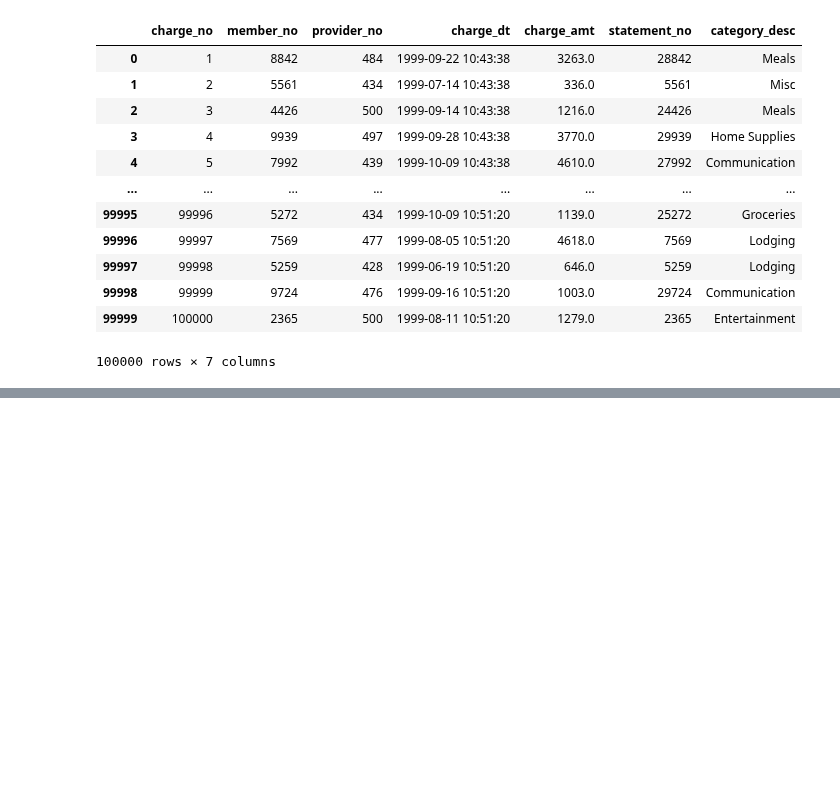
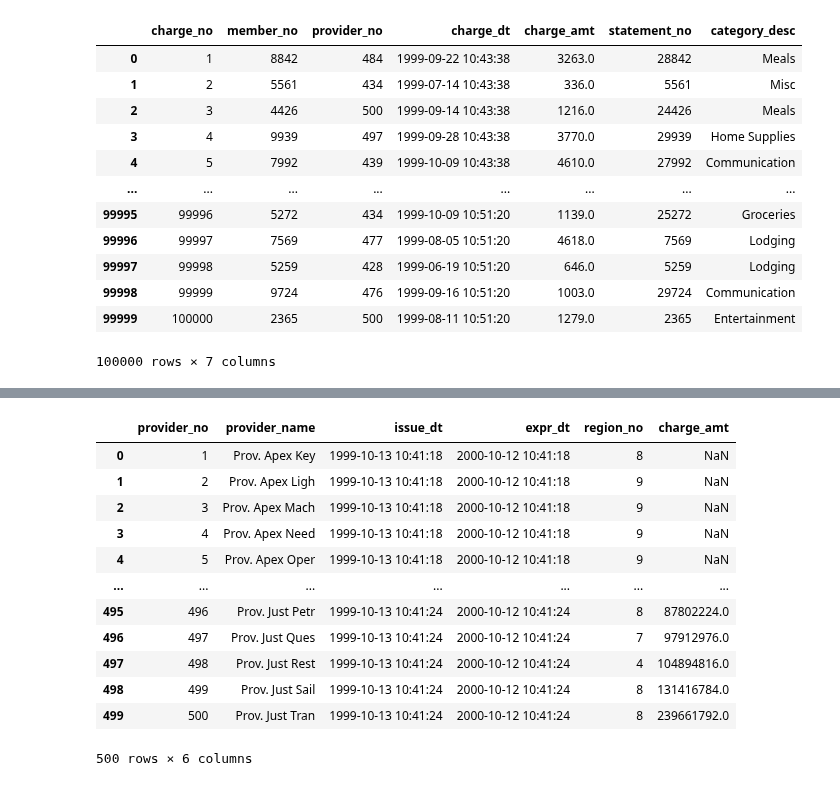
Before and after one commit to Iswarya1011/Cloud-Data-Infrastructure-GroupB-Credit, a Jupyter notebook: charge_denormalization.ipynb, the cells around one changed output, grey strips where cells are left out. Cells and saved outputs as stored; diff of their text form; code cells hidden in the pictures; blank space fills up the shorter version.

```diff
--- a/charge_denormalization.ipynb
+++ b/charge_denormalization.ipynb
@@ -62,0 +98,3 @@ def charge_tranformation():
+# %%
+charge_amount = charges.groupby("provider_no")["charge_amt"].sum().reset_index()
+charge_amount
@@ -62,0 +115,3 @@ def charge_tranformation():
+# %%
+provider_def = pd.read_csv("Dataset/provider.csv", sep=",")
+provider_def
@@ -62,0 +132,17 @@ def charge_tranformation():
+# %%
+provider_def_2 = provider_def.merge(charge_amount, how="left", on="provider_no")
+provider_def_2
+# %% [output]
+|  | provider_no | provider_name | issue_dt | expr_dt | region_no | charge_amt |
+| 0 | 1 | Prov. Apex Key | 1999-10-13 10:41:18 | 2000-10-12 10:41:18 | 8 | NaN |
+| 1 | 2 | Prov. Apex Ligh | 1999-10-13 10:41:18 | 2000-10-12 10:41:18 | 9 | NaN |
+| 2 | 3 | Prov. Apex Mach | 1999-10-13 10:41:18 | 2000-10-12 10:41:18 | 9 | NaN |
+| 3 | 4 | Prov. Apex Need | 1999-10-13 10:41:18 | 2000-10-12 10:41:18 | 9 | NaN |
+| 4 | 5 | Prov. Apex Oper | 1999-10-13 10:41:18 | 2000-10-12 10:41:18 | 9 | NaN |
+| ... | ... | ... | ... | ... | ... | ... |
+| 495 | 496 | Prov. Just Petr | 1999-10-13 10:41:24 | 2000-10-12 10:41:24 | 8 | 87802224.0 |
+| 496 | 497 | Prov. Just Ques | 1999-10-13 10:41:24 | 2000-10-12 10:41:24 | 7 | 97912976.0 |
+| 497 | 498 | Prov. Just Rest | 1999-10-13 10:41:24 | 2000-10-12 10:41:24 | 4 | 104894816.0 |
+| 498 | 499 | Prov. Just Sail | 1999-10-13 10:41:24 | 2000-10-12 10:41:24 | 8 | 131416784.0 |
+| 499 | 500 | Prov. Just Tran | 1999-10-13 10:41:24 | 2000-10-12 10:41:24 | 8 | 239661792.0 |
+500 rows × 6 columns
```
Also changed, not shown: parts of 11 cells of this notebook, 15 other files.
